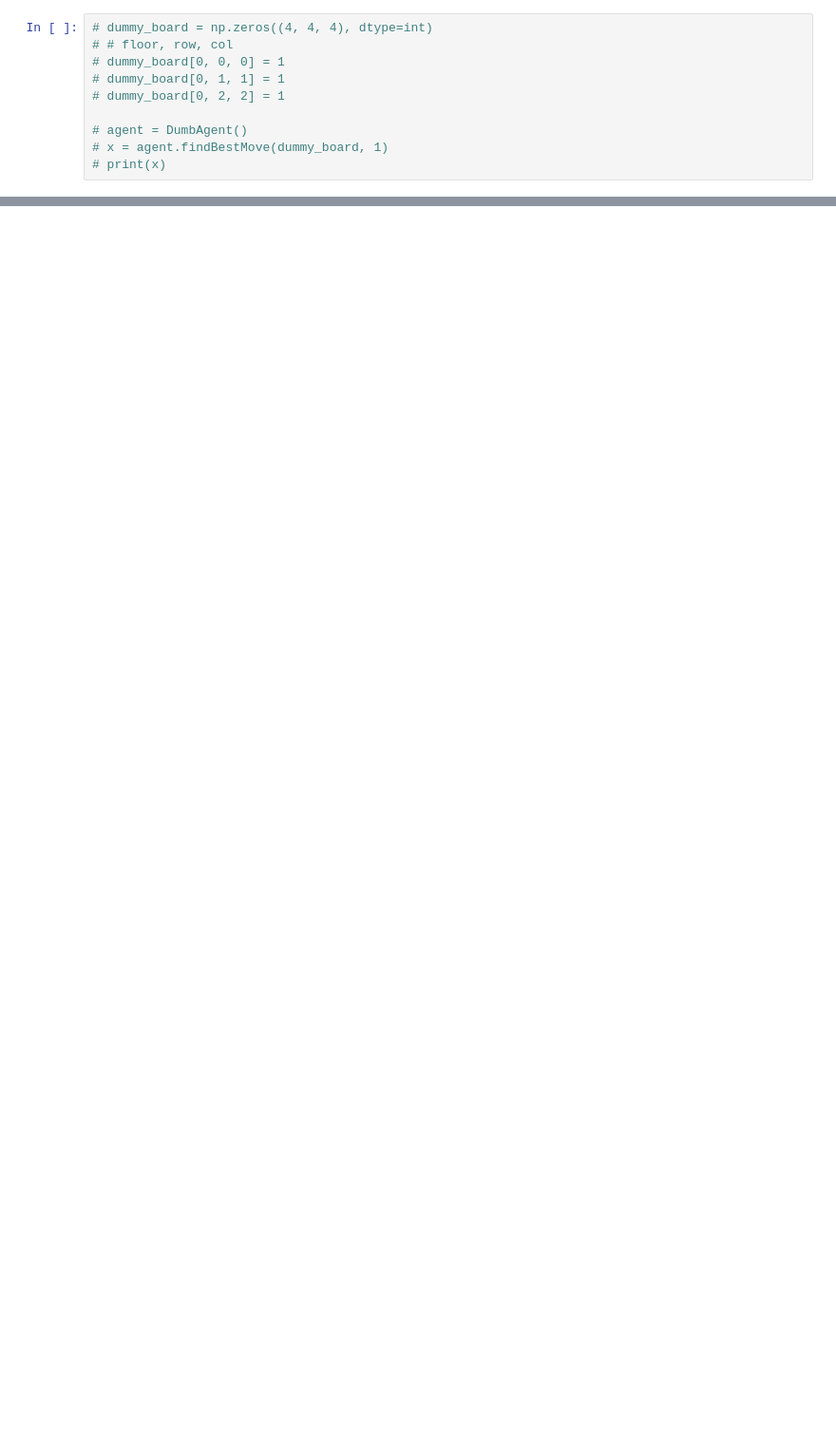
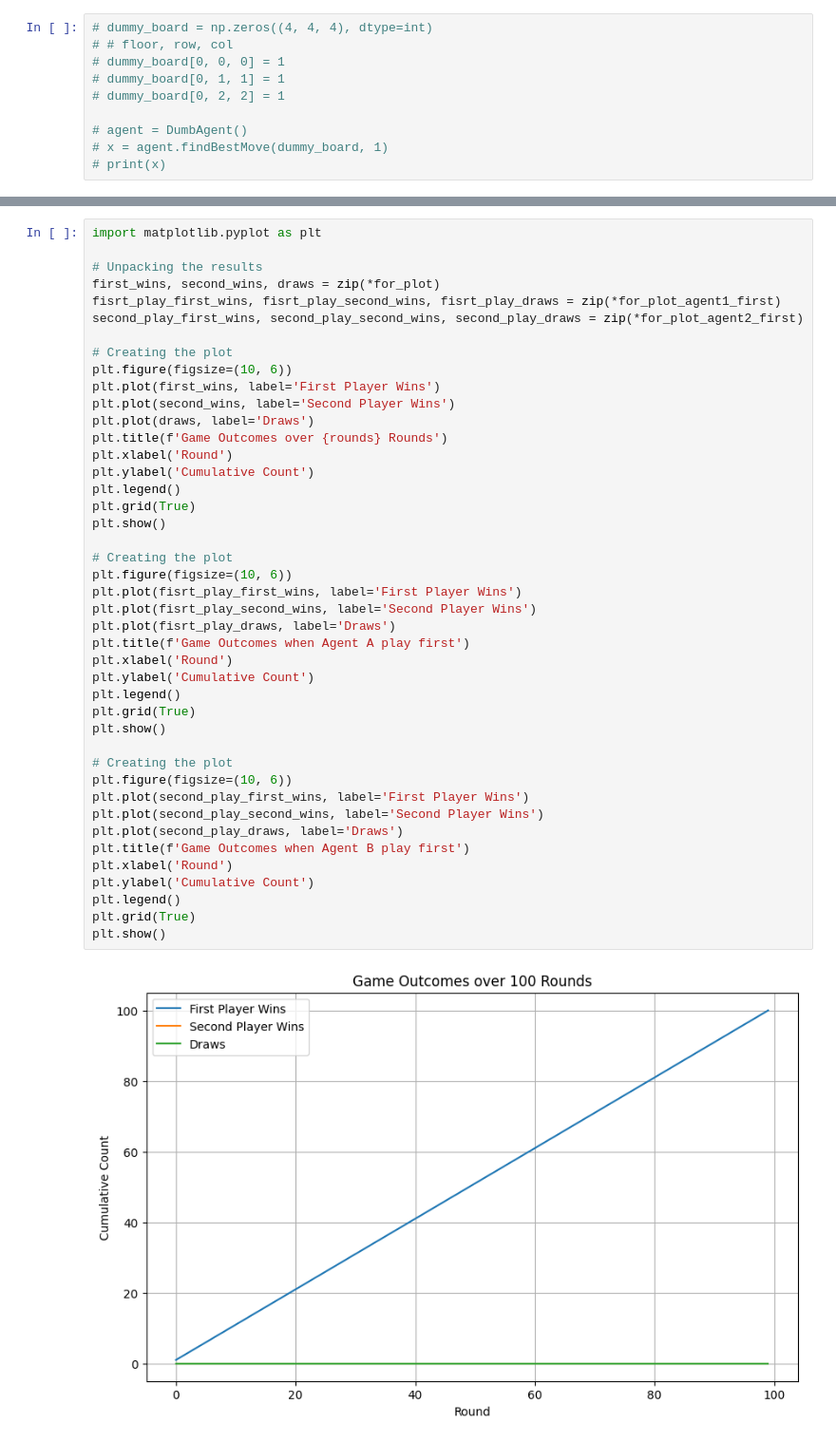
Before and after one commit to ThanatWongsamut/Chula, a Jupyter notebook: 3-2/pattern/project/main.ipynb, the cells around one changed output, grey strips where cells are left out. Shown at 95% size. Drawn from its saved outputs; the diff is of its cells as text; blank space fills up the shorter version.

```diff
--- a/3-2/pattern/project/main.ipynb
+++ b/3-2/pattern/project/main.ipynb
@@ -120,0 +197,45 @@ Player A wins!
+# %%
+import matplotlib.pyplot as plt
+
+# Unpacking the results
+first_wins, second_wins, draws = zip(*for_plot)
+fisrt_play_first_wins, fisrt_play_second_wins, fisrt_play_draws = zip(*for_plot_agent1_first)
+second_play_first_wins, second_play_second_wins, second_play_draws = zip(*for_plot_agent2_first)
+
+# Creating the plot
+plt.figure(figsize=(10, 6))
+plt.plot(first_wins, label='First Player Wins')
+plt.plot(second_wins, label='Second Player Wins')
+plt.plot(draws, label='Draws')
+plt.title(f'Game Outcomes over {rounds} Rounds')
+plt.xlabel('Round')
+plt.ylabel('Cumulative Count')
+plt.legend()
+plt.grid(True)
+plt.show()
+
+# Creating the plot
+plt.figure(figsize=(10, 6))
+plt.plot(fisrt_play_first_wins, label='First Player Wins')
+plt.plot(fisrt_play_second_wins, label='Second Player Wins')
+plt.plot(fisrt_play_draws, label='Draws')
+plt.title(f'Game Outcomes when Agent A play first')
+plt.xlabel('Round')
+plt.ylabel('Cumulative Count')
+plt.legend()
+plt.grid(True)
+plt.show()
+
+# Creating the plot
+plt.figure(figsize=(10, 6))
+plt.plot(second_play_first_wins, label='First Player Wins')
+plt.plot(second_play_second_wins, label='Second Player Wins')
+plt.plot(second_play_draws, label='Draws')
+plt.title(f'Game Outcomes when Agent B play first')
+plt.xlabel('Round')
+plt.ylabel('Cumulative Count')
+plt.legend()
+plt.grid(True)
+plt.show()
+# %% [output]
+[figure, added]
```
Also changed, not shown: parts of 5 cells of this notebook, 3 other files.
